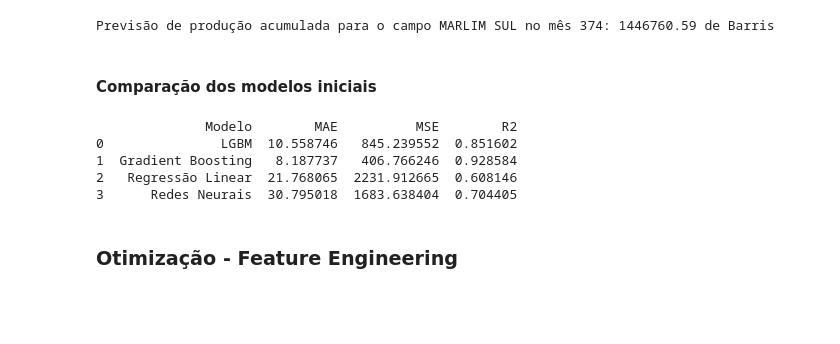
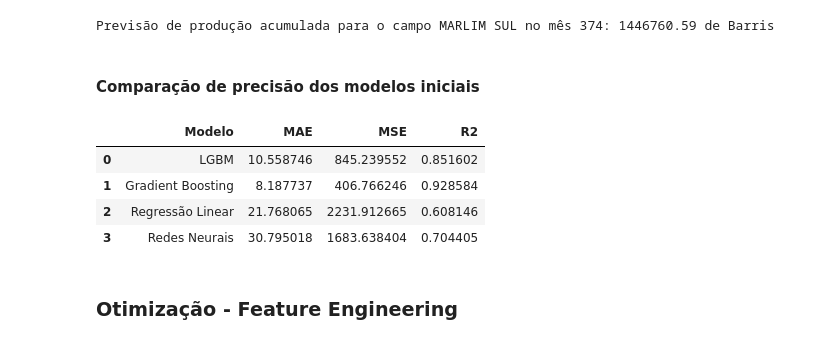
Before and after one commit to brainopensource/datascience-mvp, a Jupyter notebook: MVP_Machine_Learning_&_Analytics.ipynb, the cells around one changed output. Saved outputs shown, nothing was run; the diff lists cells and outputs as text; code cells hidden in the pictures; blank space fills up the shorter version.

```diff
--- a/MVP_Machine_Learning_&_Analytics.ipynb
+++ b/MVP_Machine_Learning_&_Analytics.ipynb
@@ -604,14 +634,14 @@ model_linear.fit(X_train, y_train)
 y_pred = model_linear.predict(X_test)
 
 # Calculando as métricas de qualidade do modelo
-mae_linear = mean_absolute_error(y_test, y_pred)
-mse_linear = mean_squared_error(y_test, y_pred)
-r2_linear = r2_score(y_test, y_pred)
+mae_linear_a = mean_absolute_error(y_test, y_pred)
+mse_linear_a = mean_squared_error(y_test, y_pred)
+r2_linear_a = r2_score(y_test, y_pred)
 
 # Exibindo os resultados
-print(f'MAE: {mae_linear}')
-print(f'MSE: {mse_linear}')
-print(f'R2: {r2_linear}')
+print(f'MAE: {mae_linear_a}')
+print(f'MSE: {mse_linear_a}')
+print(f'R2: {r2_linear_a}')
 # %% [output]
 MAE: 21.768064654165624
 MSE: 2231.912664680709
@@ -938,20 +968,20 @@ Previsão de produção acumulada para o campo MARLIM SUL no mês 374: 1458396.7
 from sklearn.neural_network import MLPRegressor
 
 # Criando e treinando o modelo de rede neural
-model_ann = MLPRegressor(hidden_layer_sizes=(50,), max_iter=300, learning_rate_init=0.001, learning_rate='adaptive', random_state=42)
+model_ann_a = MLPRegressor(hidden_layer_sizes=(50,), max_iter=300, learning_rate_init=0.001, learning_rate='adaptive', random_state=42)
 
-model_ann.fit(X_train, y_train)
+model_ann_a.fit(X_train, y_train)
 
 # Fazendo previsões
-y_pred_ann = model_ann.predict(X_test)
+y_pred_ann = model_ann_a.predict(X_test)
 
 # Avaliando o modelo
-mae_ann = mean_absolute_error(y_test, y_pred_ann)
-mse_ann = mean_squared_error(y_test, y_pred_ann)
-r2_ann = r2_score(y_test, y_pred_ann)
-print(f'MAE: {mae_ann}')
-print(f'MSE: {mse_ann}')
-print(f'R2: {r2_ann}')
+mae_ann_a = mean_absolute_error(y_test, y_pred_ann)
+mse_ann_a = mean_squared_error(y_test, y_pred_ann)
+r2_ann_a = r2_score(y_test, y_pred_ann)
+print(f'MAE: {mae_ann_a}')
+print(f'MSE: {mse_ann_a}')
+print(f'R2: {r2_ann_a}')
 # %% [output]
 MAE: 30.79501808640563
 MSE: 1683.6384042963812
@@ -1039,27 +1069,27 @@ print(f'Previsão de produção acumulada para o campo {campo} no mês {tempo_to
 [figure]
 Previsão de produção acumulada para o campo MARLIM SUL no mês 374: 1446760.59 de Barris
 # %% [markdown]
-#### Comparação dos modelos iniciais
+#### Comparação de precisão dos modelos iniciais
 # %%
 # Criando um dicionário com os resultados dos modelos
 results = {
     'Modelo': ['LGBM', 'Gradient Boosting', 'Regressão Linear', 'Redes Neurais'],
-    'MAE': [mae_lgbm, mae_gboost, mae_linear, mae_ann],
-    'MSE': [mse_lgbm, mse_gboost, mse_linear, mse_ann],
-    'R2': [r2_lgbm, r2_gboost, r2_linear, r2_ann]
+    'MAE': [mae_lgbm_a, mae_gboost_a, mae_linear_a, mae_ann_a],
+    'MSE': [mse_lgbm_a, mse_gboost_a, mse_linear_a, mse_ann_a],
+    'R2': [r2_lgbm_a, r2_gboost_a, r2_linear_a, r2_ann_a]
 }
 
 # Criando um DataFrame com os resultados
-df_results = pd.DataFrame(results)
+df_results_v1 = pd.DataFrame(results)
 
 # Exibindo o DataFrame
-display(df_results)
+display(df_results_v1)
 # %% [output]
-              Modelo        MAE          MSE        R2
-0               LGBM  10.558746   845.239552  0.851602
-1  Gradient Boosting   8.187737   406.766246  0.928584
-2   Regressão Linear  21.768065  2231.912665  0.608146
-3      Redes Neurais  30.795018  1683.638404  0.704405
+|  | Modelo | MAE | MSE | R2 |
+| 0 | LGBM | 10.558746 | 845.239552 | 0.851602 |
+| 1 | Gradient Boosting | 8.187737 | 406.766246 | 0.928584 |
+| 2 | Regressão Linear | 21.768065 | 2231.912665 | 0.608146 |
+| 3 | Redes Neurais | 30.795018 | 1683.638404 | 0.704405 |
 # %% [markdown]
 ### Otimização - Feature Engineering
 # %%
```
Also changed, not shown: parts of 23 cells of this notebook.
